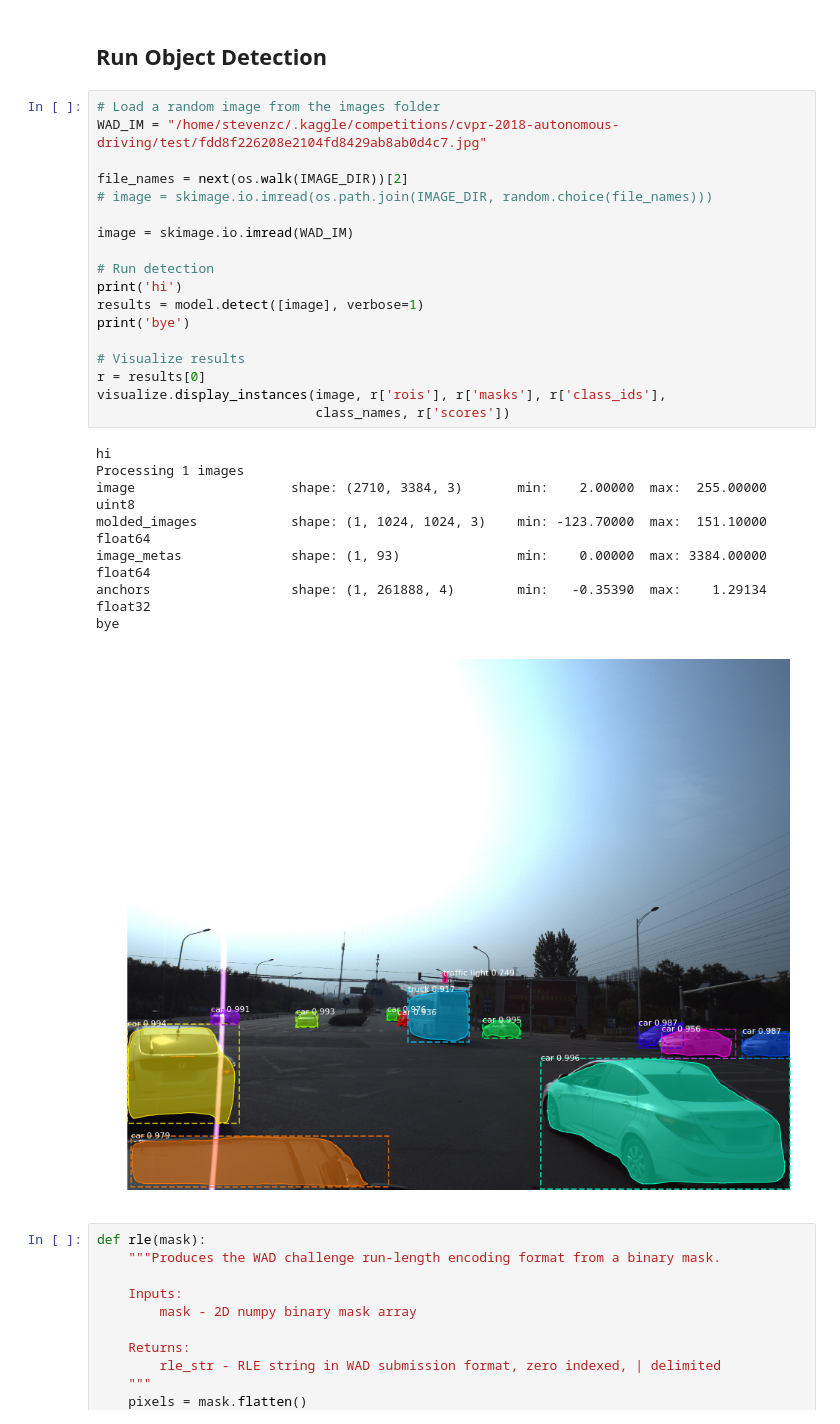
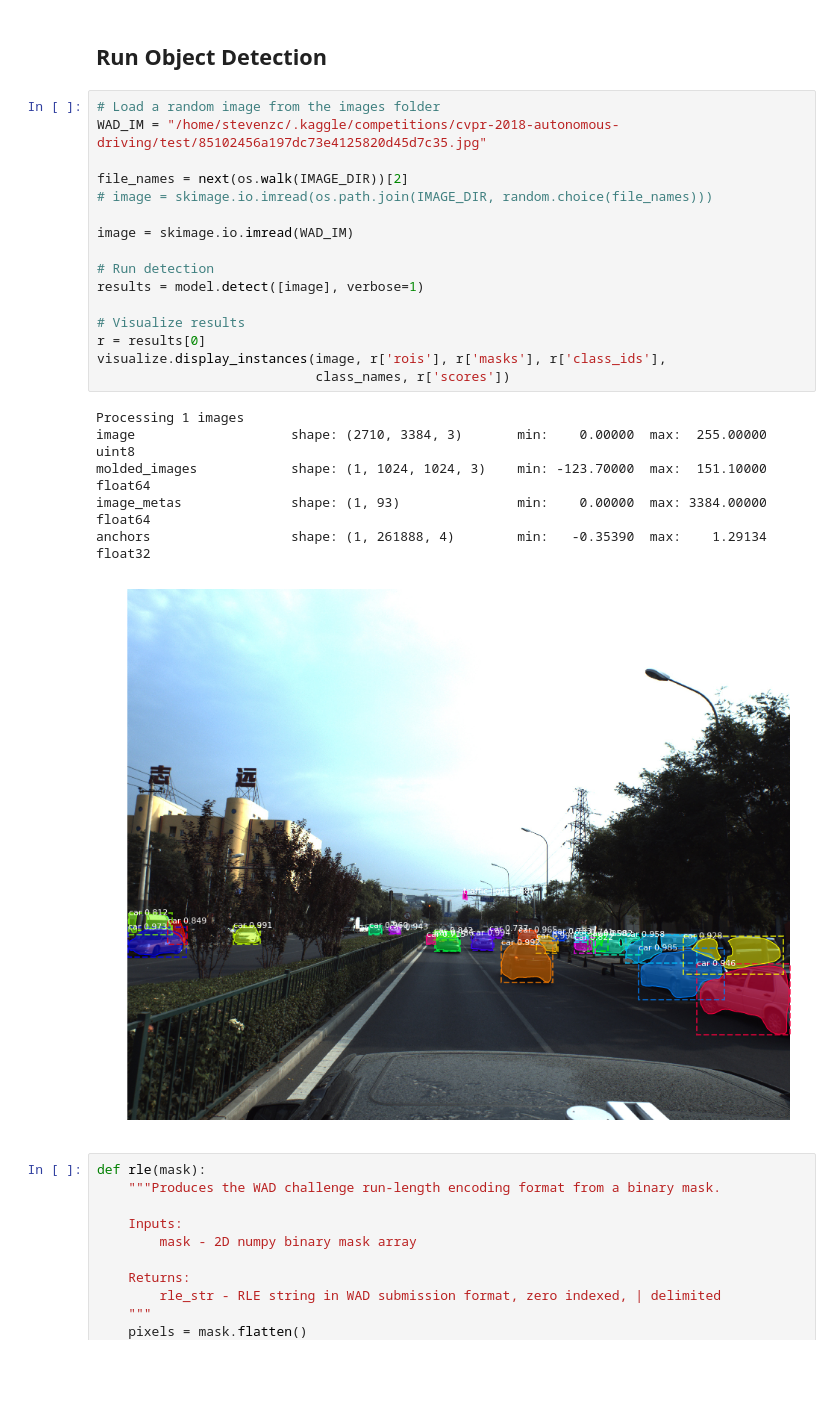
Before and after one commit to stevenzchen/Mask_RCNN, a Jupyter notebook: samples/inference.ipynb, the cells around one changed output. Drawn from its saved outputs; the diff is of its cells as text; blank space fills up the shorter version.

```diff
--- a/samples/inference.ipynb
+++ b/samples/inference.ipynb
@@ -139,31 +139,27 @@ bus 6
 ## Run Object Detection
 # %%
 # Load a random image from the images folder
-WAD_IM = "/home/stevenzc/.kaggle/competitions/cvpr-2018-autonomous-driving/test/fdd8f226208e2104fd8429ab8ab0d4c7.jpg"
+WAD_IM = "/home/stevenzc/.kaggle/competitions/cvpr-2018-autonomous-driving/test/85102456a197dc73e4125820d45d7c35.jpg"
 
 file_names = next(os.walk(IMAGE_DIR))[2]
 # image = skimage.io.imread(os.path.join(IMAGE_DIR, random.choice(file_names)))
 
 image = skimage.io.imread(WAD_IM)
 
 # Run detection
-print('hi')
 results = model.detect([image], verbose=1)
-print('bye')
 
 # Visualize results
 r = results[0]
 visualize.display_instances(image, r['rois'], r['masks'], r['class_ids'],
                             class_names, r['scores'])
 # %% [output]
-hi
 Processing 1 images
-image                    shape: (2710, 3384, 3)       min:    2.00000  max:  255.00000  uint8
+image                    shape: (2710, 3384, 3)       min:    0.00000  max:  255.00000  uint8
 molded_images            shape: (1, 1024, 1024, 3)    min: -123.70000  max:  151.10000  float64
 image_metas              shape: (1, 93)               min:    0.00000  max: 3384.00000  float64
 anchors                  shape: (1, 261888, 4)        min:   -0.35390  max:    1.29134  float32
-bye
-[figure, old version]
+[figure, new version]
 # %%
 def rle(mask):
     """Produces the WAD challenge run-length encoding format from a binary mask.
```
Also changed, not shown: 1 other file.
